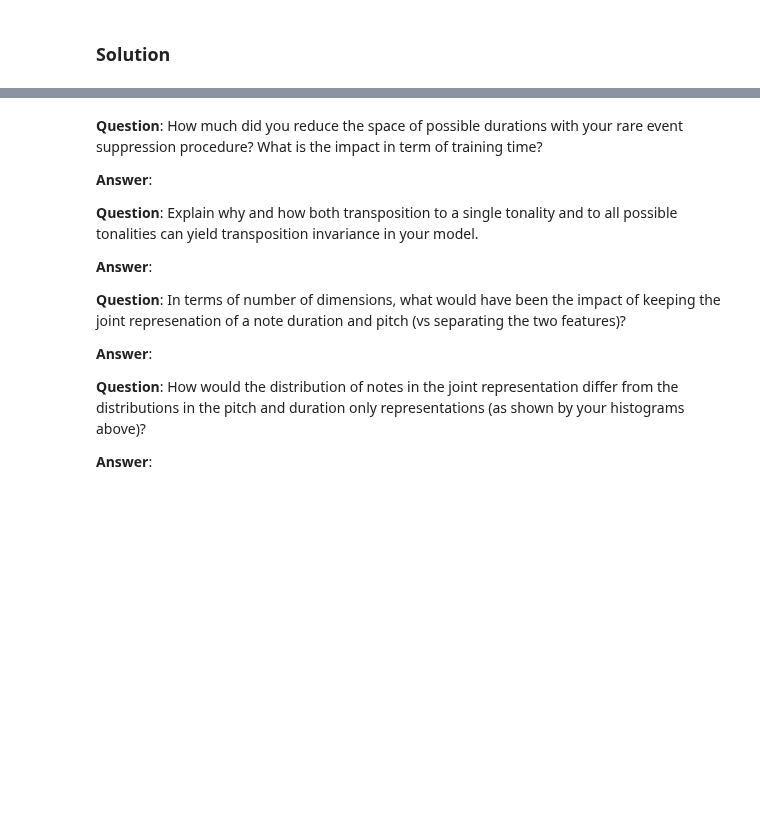
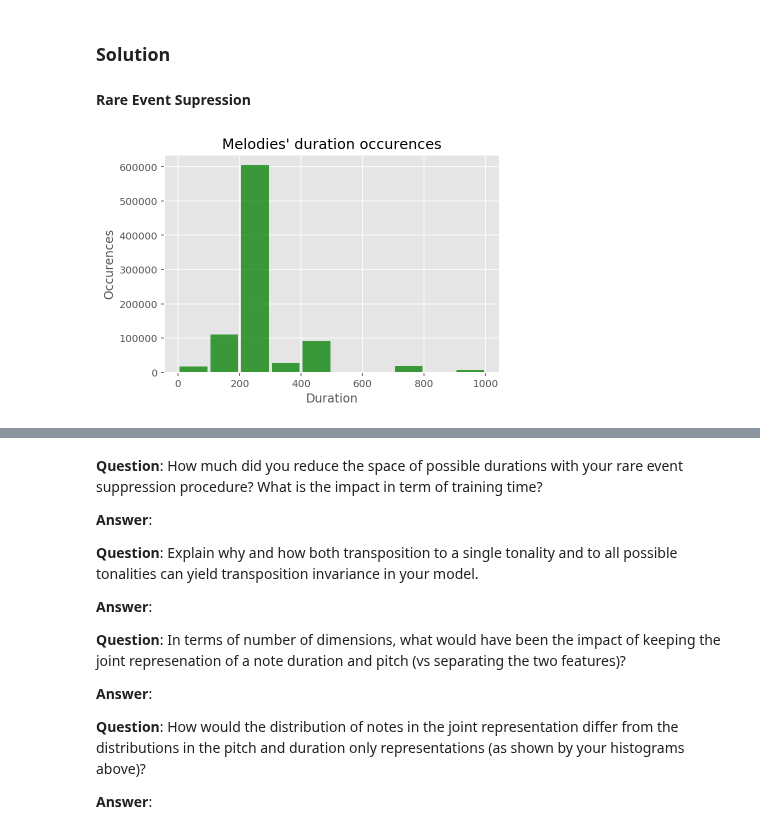
Before and after one commit to denngan/ann, a Jupyter notebook: miniproject2/miniproject2.ipynb, the cells around one changed output, grey strips where cells are left out. Saved outputs shown, nothing was run; the diff lists cells and outputs as text; code cells hidden in the pictures; blank space fills up the shorter version.

Commit message:
Ex 3 - supression of rare melodies

```diff
--- a/miniproject2/miniproject2.ipynb
+++ b/miniproject2/miniproject2.ipynb
@@ -249,16 +251,11 @@ tick     pitch   message         velocity
 # %%
 def parseMIDI(midi_file):
     events = midi.read_midifile(midi_file)[0] #index 0 for first track only
-    T = []
-    P = []
-    init_time = 0
+    T = []; P = [];
     for n, event in enumerate(events):
-        #insert your code here...
-        if event.name == 'Note On':
-            init_time = event.tick
         if event.name == 'Note Off':
-            P.append(event.data[0]) # append pitch note
-            T.append(event.tick - init_time) # append duration
+            P.append(event.get_pitch()) # append pitch note
+            T.append(event.tick) # append duration
     return P, T
 
 for label in list(dataset.keys()):
@@ -369,3 +366,5 @@ To further improve your model, you might want to reconsider your original data.
 Finally, you shoud recompute the tokenization step for your brand new filtered and normalized dataset.
 # %% [markdown]
 ### Solution
+# %% [markdown]
+**Rare Event Supression**
@@ -371,0 +431,4 @@ Finally, you shoud recompute the tokenization step for your brand new filtered a
+# %%
+counter = plot_histogram(dataset)
+# %% [output]
+[figure, added]
```
Also changed, not shown: parts of 6 cells of this notebook.
